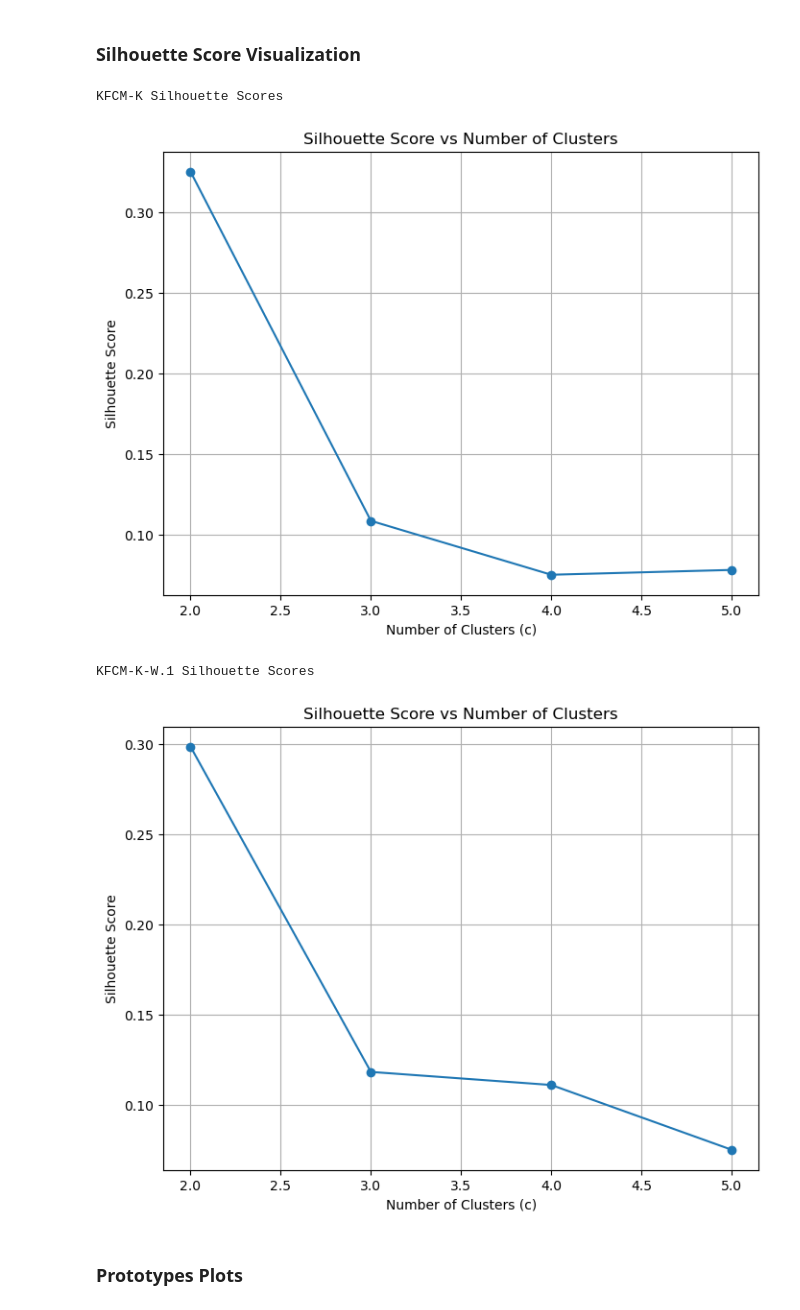
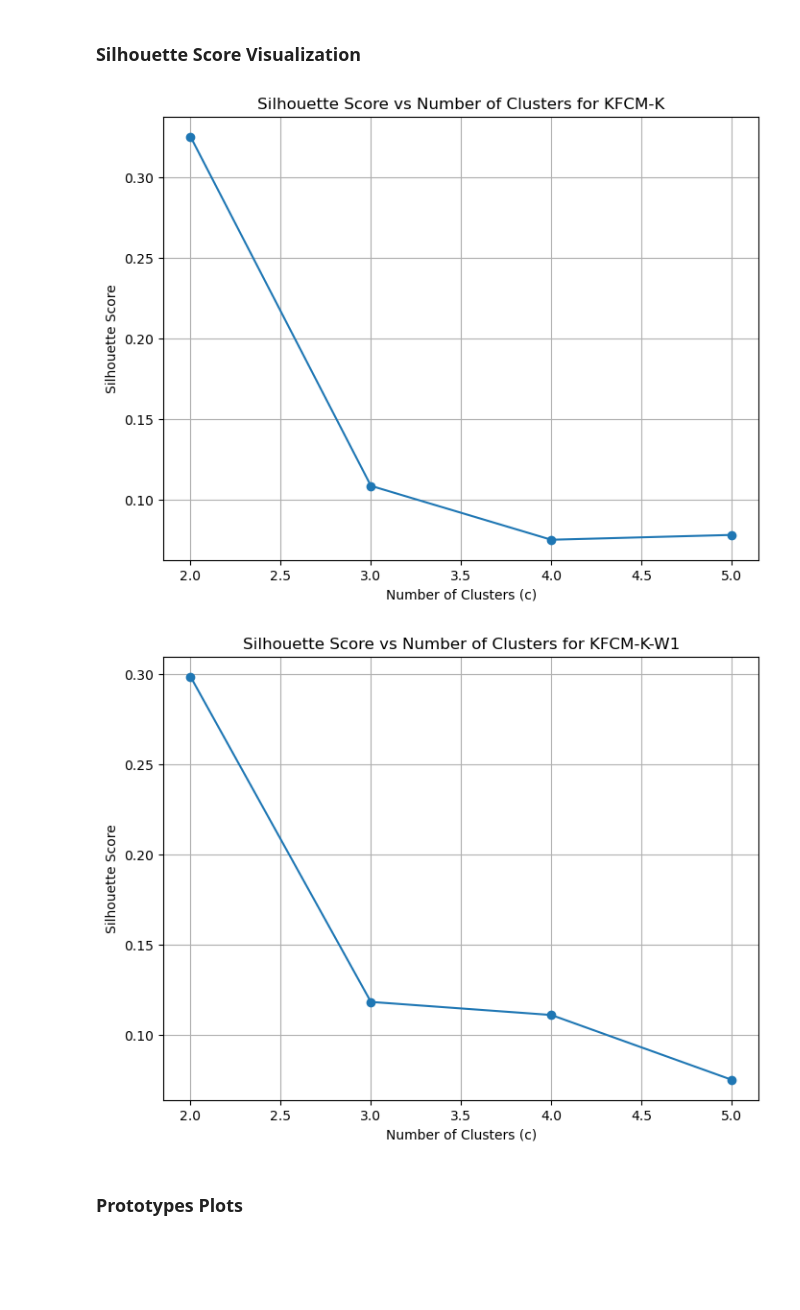
Before and after one commit to giulliabraga/spectf_ml, a Jupyter notebook: notebooks/first_question.ipynb, the cells around one changed output. Cells and saved outputs as stored; diff of their text form; code cells hidden in the pictures; blank space fills up the shorter version.

```diff
--- a/notebooks/first_question.ipynb
+++ b/notebooks/first_question.ipynb
@@ -210,20 +213,17 @@ Epoch: 015 | Objective fu
 # %% [markdown]
 ### Silhouette Score Visualization
+# %%
+#KFCM-K
+plot_silhouette_scores(results_kfcm_k, 'KFCM-K')
+best_c_kfcm_k = max(results_kfcm_k['sil_scores'], key=results_kfcm_k['sil_scores'].get)
+# %% [output]
+[figure, added]
 # %%
-#KFCM-K
-print("\nKFCM-K Silhouette Scores")
-plot_silhouette_scores(results_kfcm_k)
-best_c_kfcm_k = max(results_kfcm_k['sil_scores'], key=results_kfcm_k['sil_scores'].get)
-
 #KFCM-K-W.1
-print("\nKFCM-K-W.1 Silhouette Scores")
-plot_silhouette_scores(results_kfcm_k_w_1)
+plot_silhouette_scores(results_kfcm_k_w_1, 'KFCM-K-W1')
 best_c_kfcm_k_w_1 = max(results_kfcm_k_w_1['sil_scores'], key=results_kfcm_k_w_1['sil_scores'].get)
 # %% [output]
-KFCM-K Silhouette Scores
-[figure, old version]
+[figure, new version]
-KFCM-K-W.1 Silhouette Scores
-[figure, removed]
 # %% [markdown]
 ### Prototypes Plots
 # %%
```
Also changed, not shown: parts of 6 cells of this notebook, 3 other files.
